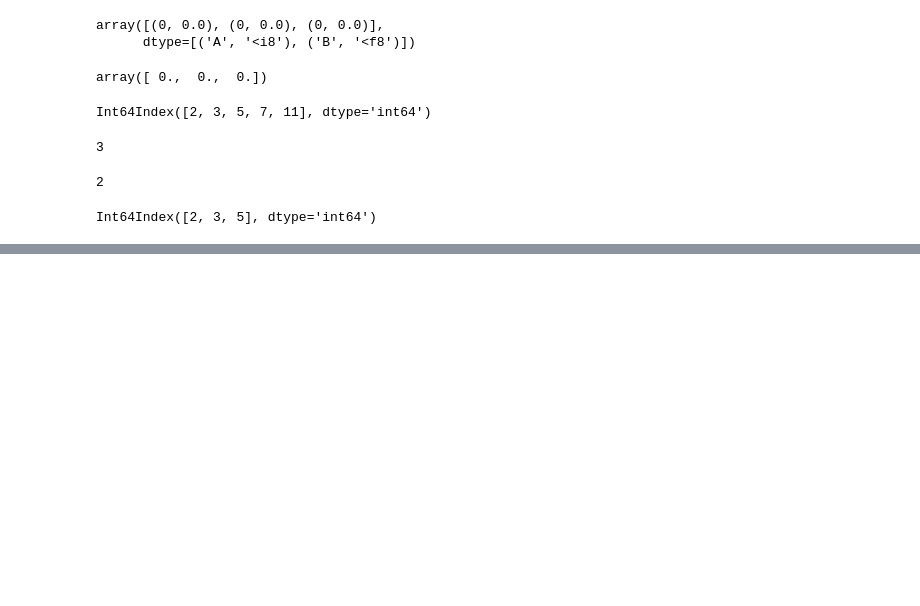
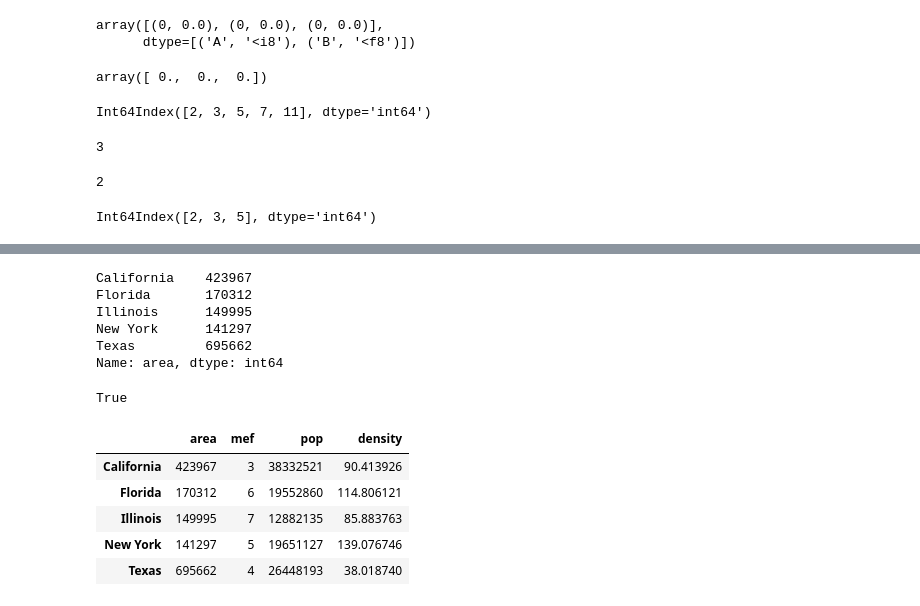
Before and after one commit to diorox/python-jupyter-notebooks, a Jupyter notebook: dshandbook/PandaPlayground.ipynb, the cells around one changed output, grey strips where cells are left out. Saved outputs shown, nothing was run; the diff lists cells and outputs as text; code cells hidden in the pictures; blank space fills up the shorter version.

```diff
--- a/dshandbook/PandaPlayground.ipynb
+++ b/dshandbook/PandaPlayground.ipynb
@@ -138,3 +165,15 @@ ind[0]
 ind[0:3]
 # %% [output]
 Int64Index([2, 3, 5], dtype='int64')
+# %%
+area = pd.Series({'California': 423967, 'Texas': 695662,
+                  'New York': 141297, 'Florida': 170312,
+                  'Illinois': 149995})
+pop = pd.Series({'California': 38332521, 'Texas': 26448193,
+                 'New York': 19651127, 'Florida': 19552860,
+                 'Illinois': 12882135})
+mef = pd.Series({'California':3, "Texas":4,
+                 "New York":5, "Florida":6,
+                'Illinois':7})
+data = pd.DataFrame({'area':area, 'pop':pop, 'mef':mef})
+data
@@ -140,0 +187,24 @@ Int64Index([2, 3, 5], dtype='int64')
+# %%
+data['area']
+# %% [output]
+California    423967
+Florida       170312
+Illinois      149995
+New York      141297
+Texas         695662
+Name: area, dtype: int64
+# %%
+data.area is data['area']
+# %% [output]
+True
+# %%
+data['density'] = data['pop'] / data['area']
+# %%
+data
+# %% [output]
+|  | area | mef | pop | density |
+| California | 423967 | 3 | 38332521 | 90.413926 |
+| Florida | 170312 | 6 | 19552860 | 114.806121 |
+| Illinois | 149995 | 7 | 12882135 | 85.883763 |
+| New York | 141297 | 5 | 19651127 | 139.076746 |
+| Texas | 695662 | 4 | 26448193 | 38.018740 |
```
Also changed, not shown: parts of 33 cells of this notebook.
